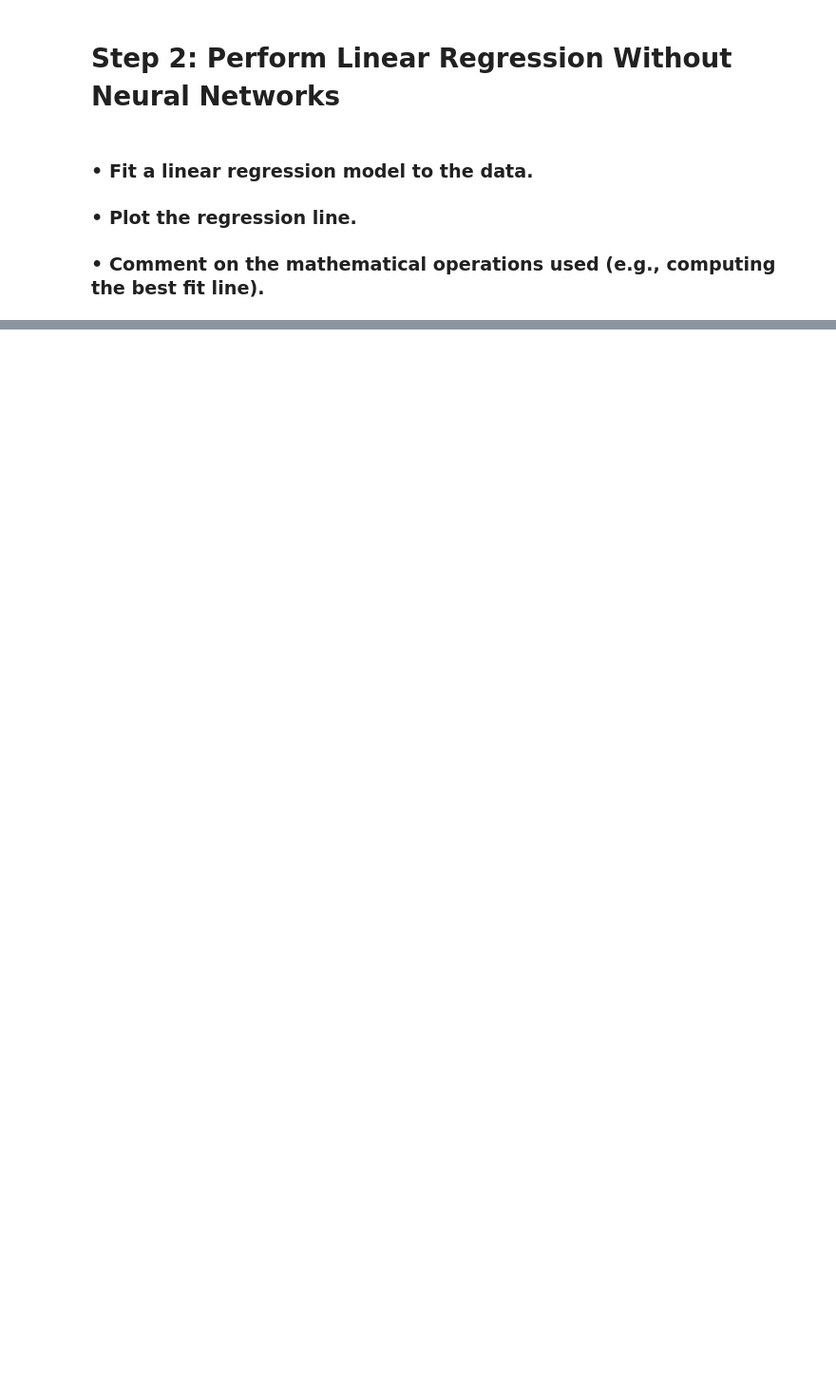
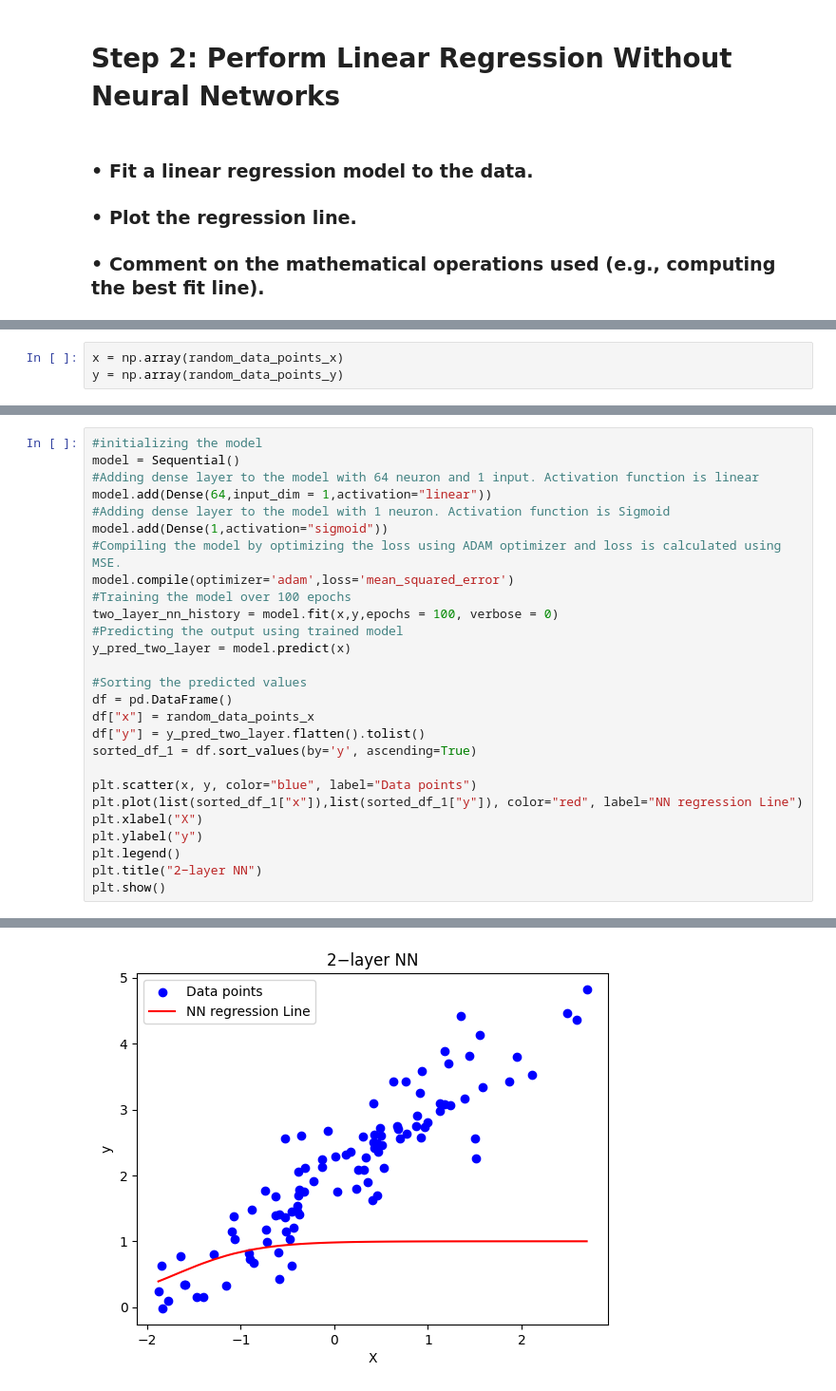
Before and after one commit to akshayparate123/Stevens-Data-Science-Coursework, a Jupyter notebook: CS 583/Programming Assignment 1.ipynb, the cells around one changed output, grey strips where cells are left out. Shown: that part at 95% size. Saved outputs shown, nothing was run; the diff lists cells and outputs as text; blank space fills up the shorter version.

```diff
--- a/CS 583/Programming Assignment 1.ipynb
+++ b/CS 583/Programming Assignment 1.ipynb
@@ -105,0 +166,3 @@ slopeList[least_value_index],interceptList[least_value_index]
+# %%
+x = np.array(random_data_points_x)
+y = np.array(random_data_points_y)
@@ -105,0 +198,28 @@ slopeList[least_value_index],interceptList[least_value_index]
+# %%
+#initializing the model
+model = Sequential()
+#Adding dense layer to the model with 64 neuron and 1 input. Activation function is linear
+model.add(Dense(64,input_dim = 1,activation="linear"))
+#Adding dense layer to the model with 1 neuron. Activation function is Sigmoid
+model.add(Dense(1,activation="sigmoid"))
+#Compiling the model by optimizing the loss using ADAM optimizer and loss is calculated using MSE.
+model.compile(optimizer='adam',loss='mean_squared_error')
+#Training the model over 100 epochs
+two_layer_nn_history = model.fit(x,y,epochs = 100, verbose = 0)
+#Predicting the output using trained model
+y_pred_two_layer = model.predict(x)
+
+#Sorting the predicted values
+df = pd.DataFrame()
+df["x"] = random_data_points_x
+df["y"] = y_pred_two_layer.flatten().tolist()
+sorted_df_1 = df.sort_values(by='y', ascending=True)
+
+plt.scatter(x, y, color="blue", label="Data points")
+plt.plot(list(sorted_df_1["x"]),list(sorted_df_1["y"]), color="red", label="NN regression Line")
+plt.xlabel("X")
+plt.ylabel("y")
+plt.legend()
+plt.title("2−layer NN")
+plt.show()
+# %% [output]
@@ -105,0 +227 @@ slopeList[least_value_index],interceptList[least_value_index]
+[figure, added]
```
Also changed, not shown: parts of 45 cells of this notebook, 10 other files.
